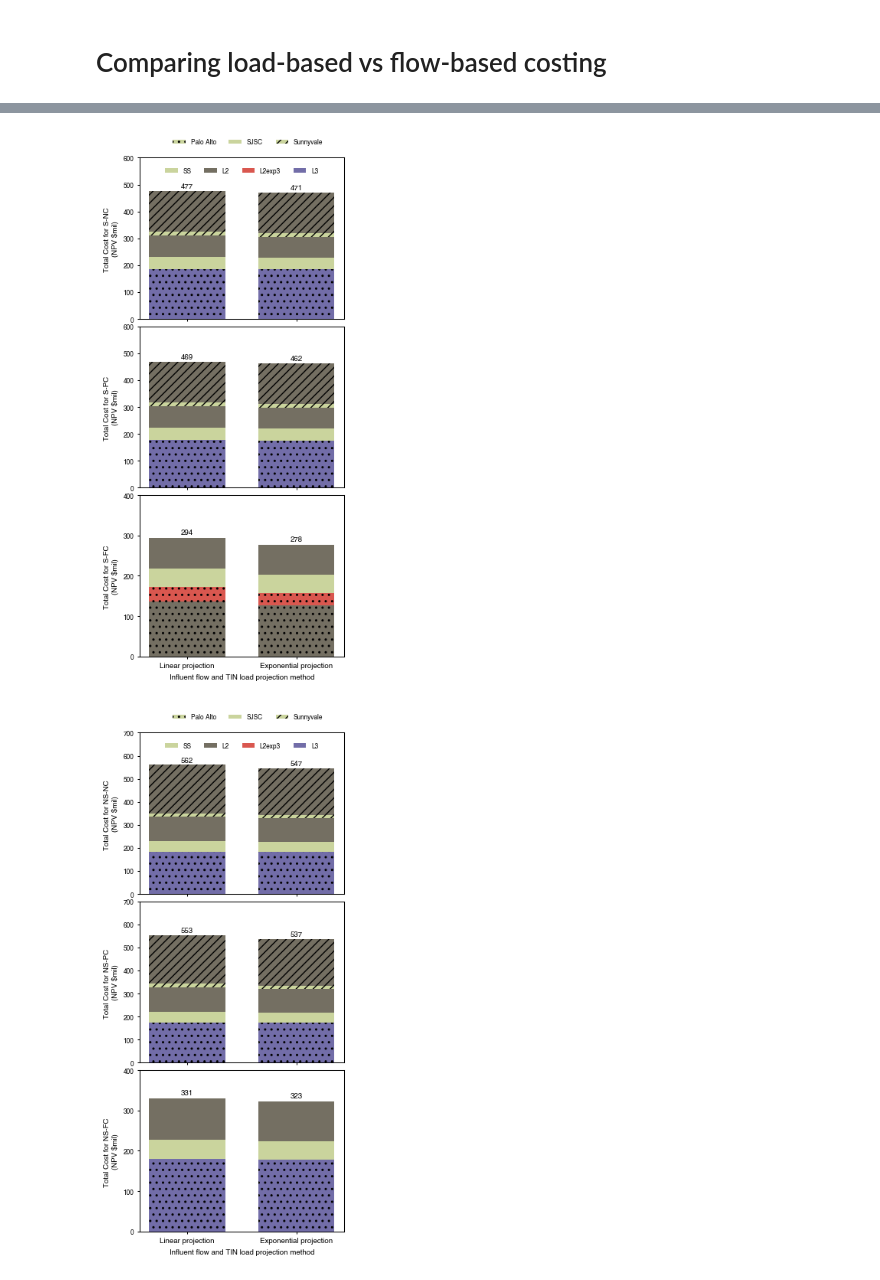
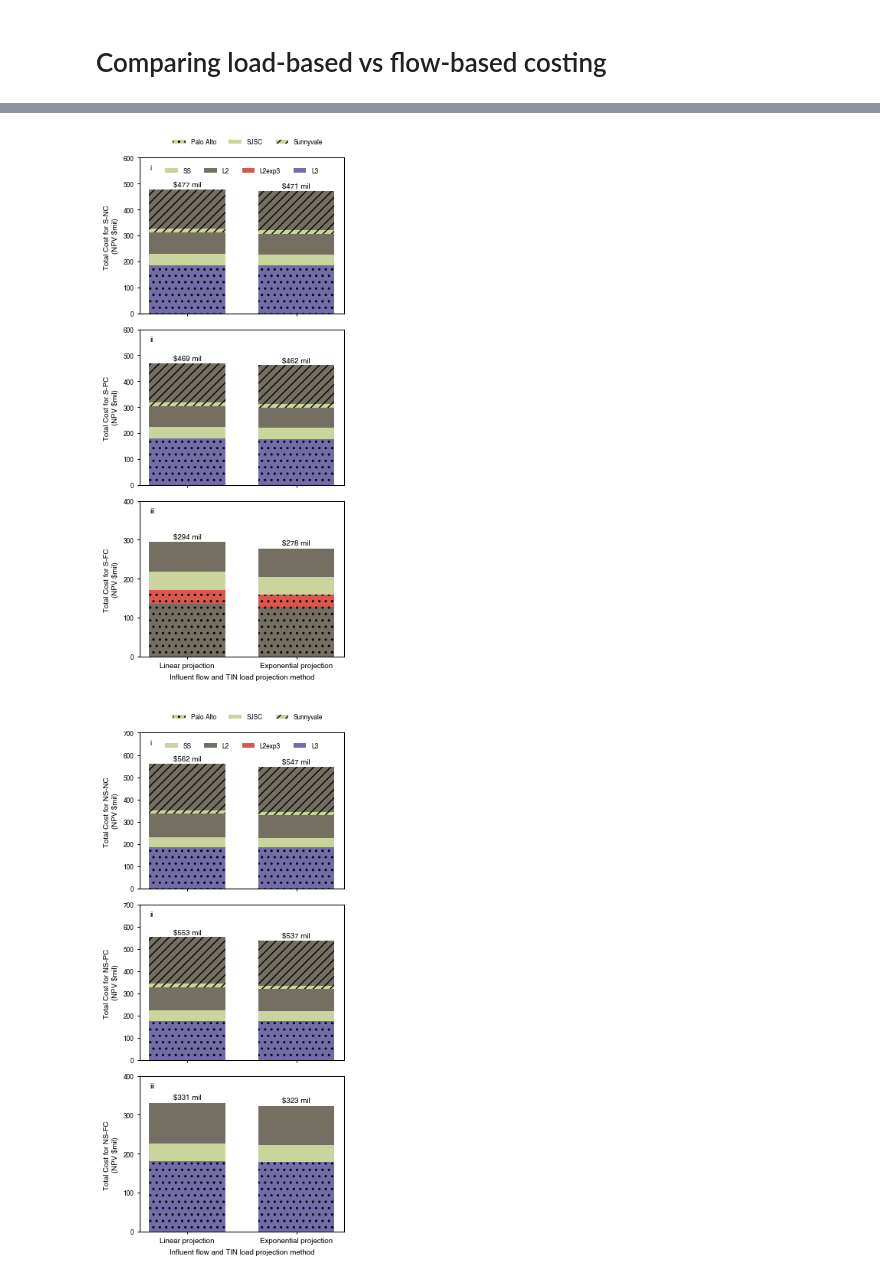
Before and after one commit to we3lab/Cap_Expansion_Model_SFBay, a Jupyter notebook: Jupyter_Scripts_for_Figures/Fig_4_Sensitivity.ipynb, the cells around one changed output, grey strips where cells are left out. Saved outputs shown, nothing was run; the diff lists cells and outputs as text; code cells hidden in the pictures.

```diff
--- a/Jupyter_Scripts_for_Figures/Fig_4_Sensitivity.ipynb
+++ b/Jupyter_Scripts_for_Figures/Fig_4_Sensitivity.ipynb
@@ -925,7 +620,7 @@ PA_copies = 1; SJSC_copies = 1; Sunnyvale_copies = 1
 
 # plot total cost for each WWTP under the trading ratio assumption
 
-fig, ax = plt.subplots(1, 1, figsize=(130/25.4, 88/25.4))
+fig, ax = plt.subplots(1, 1, figsize=(140/25.4, 60/25.4))
 costs = {}
 keys = {int(key):key for key in sorted(dfs_S_plantnumb.keys())}
 set_xticks = sorted(keys.keys())
@@ -975,5 +670,5 @@ ax.set_yticks(range(0, 13, 2), range(0, 13, 2), **hfont_ticks)
 ax.legend(prop = {'family':'Helvetica', 'size':leg_size}, loc='upper left', frameon=False, bbox_to_anchor=(0.025, 0.975), ncol = 1)
 plt.tight_layout()
 plt.show()
-fig.savefig(file + "/SI/Fig_comp_cost_facilities.svg", format="svg", bbox_inches='tight', dpi=300)
+fig.savefig(file + "/SI/S13.svg", format="svg", bbox_inches='tight', dpi=300)
 # %% [output]
@@ -999,6 +694,7 @@ bord_wid = 2
 m_size = 2.5
 
 staged_tag = 'S'
+sub_lab = ['i', 'ii', 'iii']
 
 for staged_tag in ['S', 'NS']:
 
@@ -1007,13 +703,15 @@ for staged_tag in ['S', 'NS']:
         path_flow = '../Results/Staged_flow_costing/'
         summary_cases = ['S-NC', 'S-PC', 'S-FC']
         y_max = [600, 600, 400]
-        file_name = "/SI/Fig_SI_S_capex_costing.svg"
+        file_name = "/SI/S16a.svg"
+
     elif staged_tag == 'NS':
         path_load = '../Results/Non_Staged/'
         path_flow = '../Results/Non_Staged_flow_costing/'
         summary_cases = ['NS-NC', 'NS-PC', 'NS-FC']
         y_max = [700, 700, 400]
-        file_name = "/SI/Fig_SI_NS_capex_costing.svg"
+        file_name = "/SI/S16b.svg"
+
 
     summary_paths = ['No_coordination_summary.csv', 'Partial_coordination_summary.csv', 'Full_coordination_summary.csv']
 
@@ -1042,7 +740,7 @@ for staged_tag in ['S', 'NS']:
         set_xtick_labels = ['Load-based', 'Flow-based']
         axs[j].set_xticks([str(key) for key in dfs_capex.keys()])
         axs[j].set_xticklabels(set_xtick_labels, **hfont_ticks)
-        axs[j].set_xticklabels([])
+        axs[j].set_xticklabels([' ', ' '], **hfont_ticks)
         axs[j].set_ylabel(f'Total Cost for {summary_cases[j]} \n(NPV $mil)', **hfont)
         if j > 1:
             axs[j].set_xlabel('Capex costing method', **hfont)
@@ -1080,7 +778,8 @@ for staged_tag in ['S', 'NS']:
         # add only sum of total height as text on top of the last bar for each group
         for i, group in enumerate(desired_indices):
             total_height = cumval[group]
-            axs[j].text(group, total_height + 5, f'{total_height:.0f}', fontsize=7, ha='center', va='bottom', fontname='Helvetica')
+            cost_text = f'${total_height:.0f} mil'
+            axs[j].text(group, total_height + 5, cost_text, fontsize=7, ha='center', va='bottom', fontname='Helvetica')
         print(f'Total cost for {summary_cases[j]}: {cumval.iloc[0]:.0f}, {cumval.iloc[1]:.0f} | percent difference between load and flow: {((cumval.iloc[1] - cumval.iloc[0]) / cumval.iloc[0] * 100):.1f}%')
 
 
@@ -1093,6 +792,9 @@ for staged_tag in ['S', 'NS']:
         for spine in axs[j].spines.values():
             spine.set_linewidth(line_wid)  # Adjust thickness (default is ~1.0)
 
+    for i in range(len(summary_paths)):
+        axs[i].text(0.05, 0.925, sub_lab[i], transform=axs[i].transAxes, fontsize=lab_size, fontname='Helvetica', fontweight='bold')
+
     fig.tight_layout(pad=0.05, rect=[0, 0, 1, 0.97])
     fig.savefig(file + file_name, format="svg", bbox_inches='tight', dpi=300)
 # %% [output]
@@ -1137,13 +839,13 @@ for staged_tag in ['S', 'NS']:
         path_exponential = '../Results/Exponential_projection_S/'
         summary_cases = ['S-NC', 'S-PC', 'S-FC']
         y_max = [600, 600, 400]
-        file_name = "/SI/Fig_SI_S_exponential_projection.svg"
+        file_name = "/SI/S19a.svg"
     elif staged_tag == 'NS':
         path_linear = '../Results/Non_Staged/'
         path_exponential = '../Results/Exponential_projection_NS/'
         summary_cases = ['NS-NC', 'NS-PC', 'NS-FC']
         y_max = [700, 700, 400]
-        file_name = "/SI/Fig_SI_NS_exponential_projection.svg"
+        file_name = "/SI/S19b.svg"
 
     summary_paths = ['No_coordination_summary.csv', 'Partial_coordination_summary.csv', 'Full_coordination_summary.csv']
 
@@ -1172,7 +874,7 @@ for staged_tag in ['S', 'NS']:
         set_xtick_labels = ['Linear projection', 'Exponential projection']
         axs[j].set_xticks([str(key) for key in dfs_capex.keys()])
         axs[j].set_xticklabels(set_xtick_labels, **hfont_ticks)
-        axs[j].set_xticklabels([])
+        axs[j].set_xticklabels([' ', ' '], **hfont_ticks)
         axs[j].set_ylabel(f'Total Cost for {summary_cases[j]} \n(NPV $mil)', **hfont)
         if j > 1:
             axs[j].set_xlabel('Influent flow and TIN load projection method', **hfont)
@@ -1210,33 +912,37 @@ for staged_tag in ['S', 'NS']:
         # add only sum of total height as text on top of the last bar for each group
         for i, group in enumerate(desired_indices):
             total_height = cumval[group]
-            axs[j].text(group, total_height + 5, f'{total_height:.0f}', fontsize=7, ha='center', va='bottom', fontname='Helvetica')
+            cost_text = f'${total_height:.0f} mil'
+            axs[j].text(group, total_height + 5, cost_text, fontsize=7, ha='center', va='bottom', fontname='Helvetica')
         print(f'Total cost for {summary_cases[j]}: {cumval.iloc[0]:.0f}, {cumval.iloc[1]:.0f} | percent difference between linear and exponential projection: {((cumval.iloc[1] - cumval.iloc[0]) / cumval.iloc[0] * 100):.1f}%')
 
 
         axs[j].tick_params(axis="both", width=line_wid, length=bord_wid, labelsize=leg_size)
         axs[j].tick_params(axis='both', labelsize=lab_size)
         axs[j].set_ylim([0, y_max[j]])
         axs[j].set_yticks(range(0, y_max[j]+1, 100))
         axs[j].set_yticklabels(range(0, y_max[j]+1, 100), **hfont_ticks)
 
         for spine in axs[j].spines.values():
             spine.set_linewidth(line_wid)  # Adjust thickness (default is ~1.0)
 
+    for i in range(len(summary_paths)):
+        axs[i].text(0.05, 0.925, sub_lab[i], transform=axs[i].transAxes, fontsize=lab_size, fontname='Helvetica', fontweight='bold')
+
     fig.tight_layout(pad=0.05, rect=[0, 0, 1, 0.97])
     fig.savefig(file + file_name, format="svg", bbox_inches='tight', dpi=300)
 # %% [output]
 Summary: No_coordination_summary.csv
 Total cost for S-NC: 477, 471 | percent difference between linear and exponential projection: -1.3%
 Summary: Partial_coordination_summary.csv
 Total cost for S-PC: 469, 462 | percent difference between linear and exponential projection: -1.6%
 Summary: Full_coordination_summary.csv
 Total cost for S-FC: 294, 278 | percent difference between linear and exponential projection: -5.6%
 Summary: No_coordination_summary.csv
 Total cost for NS-NC: 562, 547 | percent difference between linear and exponential projection: -2.6%
 Summary: Partial_coordination_summary.csv
 Total cost for NS-PC: 553, 537 | percent difference between linear and exponential projection: -2.9%
 Summary: Full_coordination_summary.csv
 Total cost for NS-FC: 331, 323 | percent difference between linear and exponential projection: -2.3%
-[figure, old version]
+[figure, new version]
-[figure, old version]
+[figure, new version]
```
Also changed, not shown: parts of 11 cells of this notebook, 2 other files.
